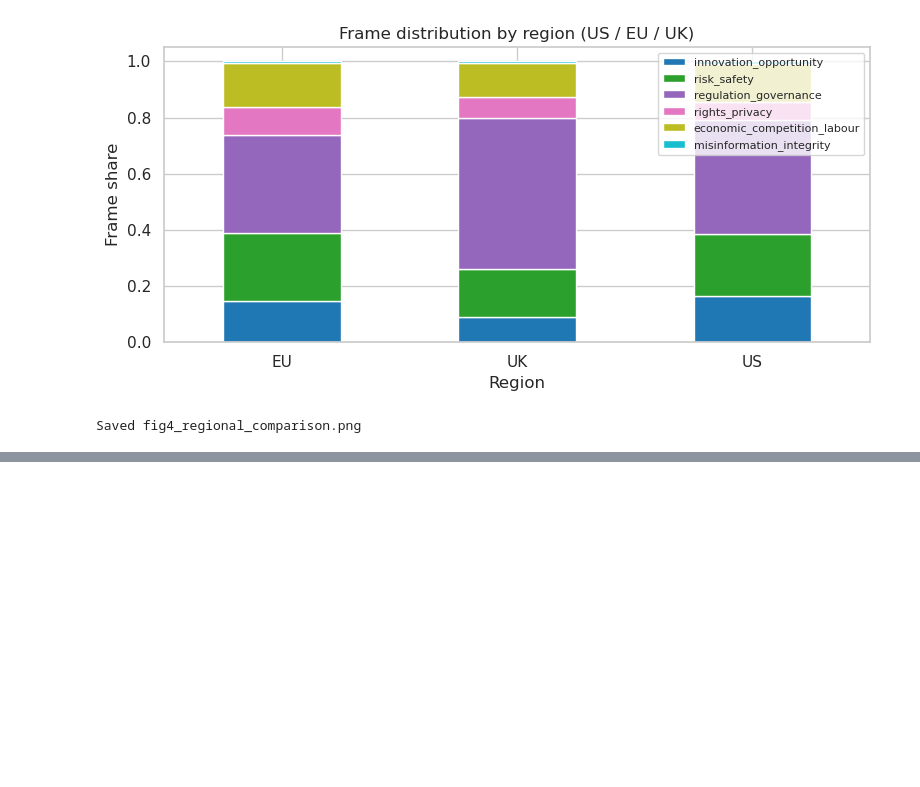
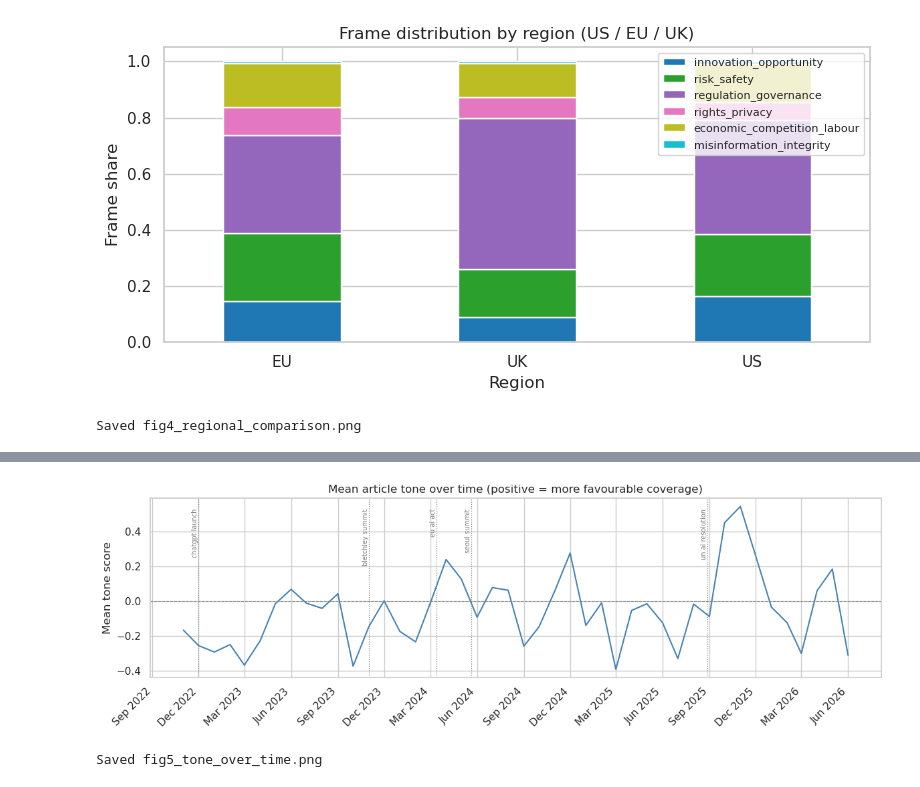
Before and after one commit to brewcoua/GenAI-GDELT, a Jupyter notebook: notebooks/03_analysis_plots.ipynb, the cells around one changed output, grey strips where cells are left out. Drawn from its saved outputs; the diff is of its cells as text; code cells hidden in the pictures; blank space fills up the shorter version.

```diff
--- a/notebooks/03_analysis_plots.ipynb
+++ b/notebooks/03_analysis_plots.ipynb
@@ -205,0 +302,33 @@ Saved fig4_regional_comparison.png
+# %%
+_RAW_PROCESSED = Path('../data/interim/gdelt_preprocessed.parquet')
+if not _RAW_PROCESSED.exists():
+    print('Preprocessed corpus not found — skipping tone over time.')
+else:
+    from src.analysis import tone_over_time
+    try:
+        df_raw
+    except NameError:
+        df_raw = pd.read_parquet(_RAW_PROCESSED)
+
+    tone_monthly = tone_over_time(df_raw)
+    tone_dates = tone_monthly.index.to_timestamp()
+
+    fig, ax = plt.subplots(figsize=(12, 4))
+    ax.plot(tone_dates, tone_monthly.values, linewidth=1.5, color='steelblue')
+    ax.axhline(0, color='grey', linestyle='--', linewidth=0.8, alpha=0.7)
+    for name, ts in MILESTONE_DATES.items():
+        ax.axvline(ts, color='grey', linestyle=':', linewidth=0.9)
+        ax.text(ts, ax.get_ylim()[1] * 0.9, name.replace('_', ' '),
+                rotation=90, fontsize=7, ha='right', va='top', color='grey')
+    ax.xaxis.set_major_formatter(mdates.DateFormatter('%b %Y'))
+    ax.xaxis.set_major_locator(mdates.MonthLocator(interval=3))
+    plt.xticks(rotation=45, ha='right')
+    ax.set_ylabel('Mean tone score')
+    ax.set_title('Mean article tone over time (positive = more favourable coverage)')
+    plt.tight_layout()
+    plt.savefig(FIGURES / 'fig5_tone_over_time.png', bbox_inches='tight')
+    plt.show()
+    print('Saved fig5_tone_over_time.png')
+# %% [output]
+[figure, added]
+Saved fig5_tone_over_time.png
```
Also changed, not shown: parts of 12 cells of this notebook, 8 other files.
